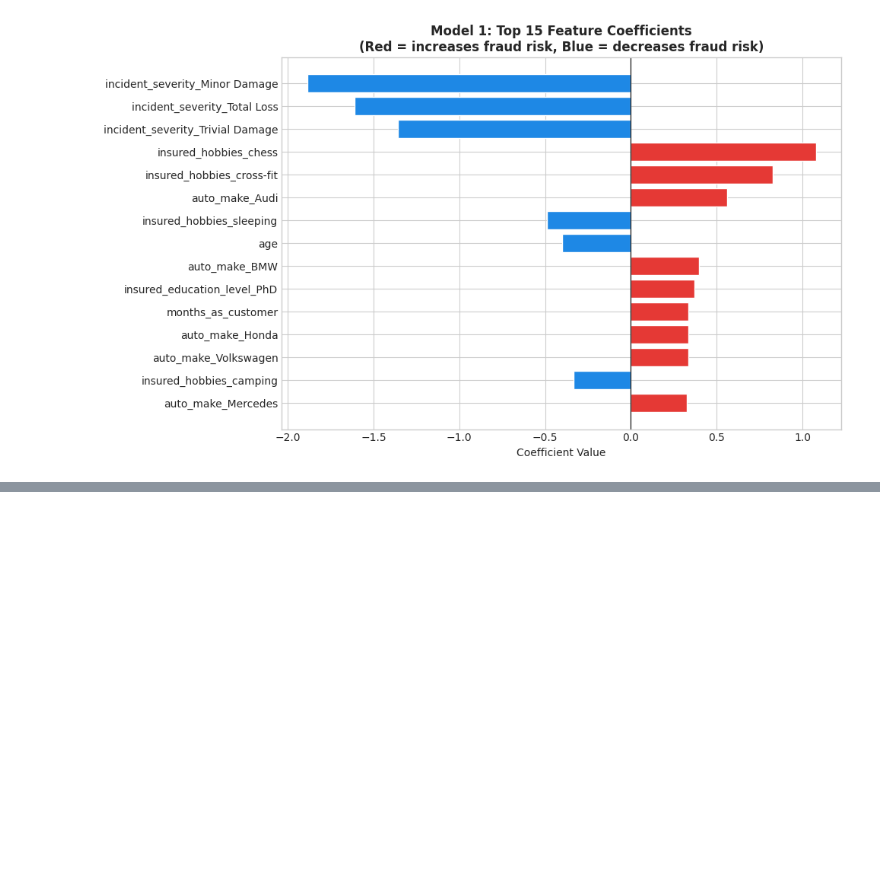
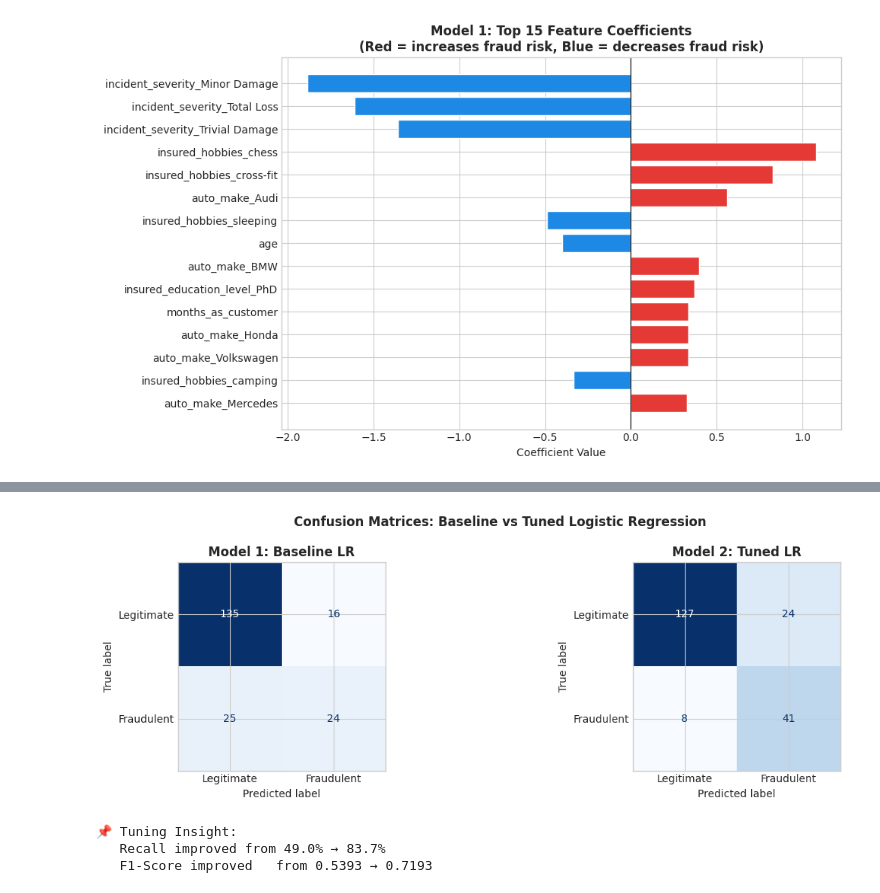
Before and after one commit to Alanmuchiri/Fraud-Detection-Analysis, a Jupyter notebook: main.ipynb, the cells around one changed output, grey strips where cells are left out. Saved outputs shown, nothing was run; the diff lists cells and outputs as text; code cells hidden in the pictures; blank space fills up the shorter version.

Commit message:
Model 2 Evaluation

```diff
--- a/main.ipynb
+++ b/main.ipynb
@@ -544,0 +582,5 @@ plt.show()
+# %%
+# ── Evaluate tuned model ─────────────────────────────────────────
+lr_tuned = gs_lr.best_estimator_
+m2 = evaluate_model('Model 2: Tuned Logistic Regression',
+                    lr_tuned, X_train_sc, X_test_sc, y_train, y_test)
@@ -544,0 +597,26 @@ plt.show()
+# %%
+# ── Side-by-side confusion matrices: Baseline vs Tuned ───────────
+fig, axes = plt.subplots(1, 2, figsize=(13, 4))
+
+for ax, name, pred, title in zip(
+        axes,
+        ['m1', 'm2'],
+        [m1['test_pred'], m2['test_pred']],
+        ['Model 1: Baseline LR', 'Model 2: Tuned LR']):
+    cm = confusion_matrix(y_test, pred)
+    disp = ConfusionMatrixDisplay(cm, display_labels=['Legitimate', 'Fraudulent'])
+    disp.plot(ax=ax, colorbar=False, cmap='Blues')
+    ax.set_title(title, fontsize=12, fontweight='bold')
+
+plt.suptitle('Confusion Matrices: Baseline vs Tuned Logistic Regression', fontweight='bold')
+plt.tight_layout()
+plt.show()
+
+print("\n📌 Tuning Insight:")
+print(f"   Recall improved from {m1['recall']:.1%} → {m2['recall']:.1%}")
+print(f"   F1-Score improved   from {m1['f1']:.4f} → {m2['f1']:.4f}")
+# %% [output]
+[figure, added]
+📌 Tuning Insight:
+   Recall improved from 49.0% → 83.7%
+   F1-Score improved   from 0.5393 → 0.7193
```
Also changed, not shown: parts of 8 cells of this notebook.
